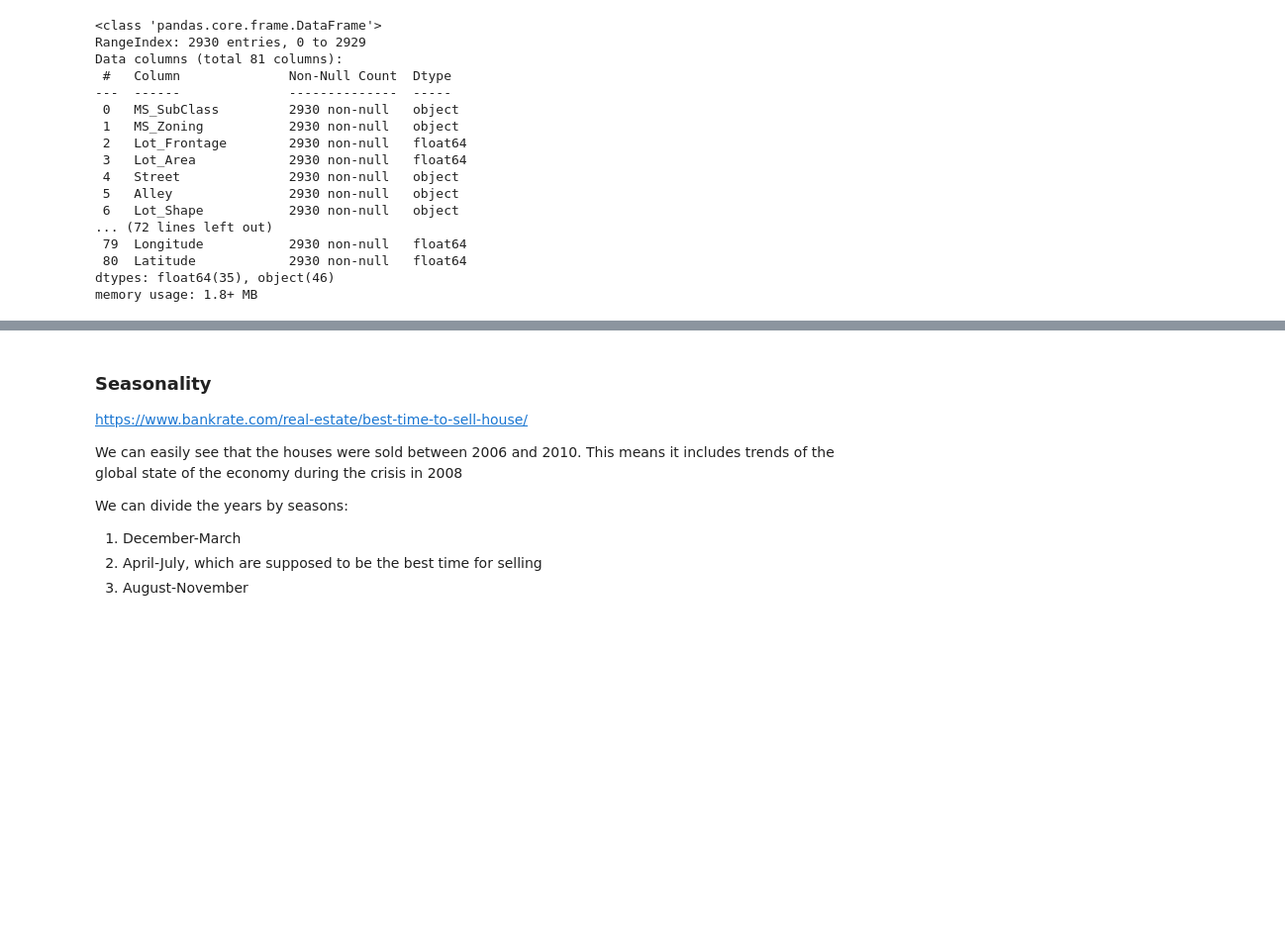
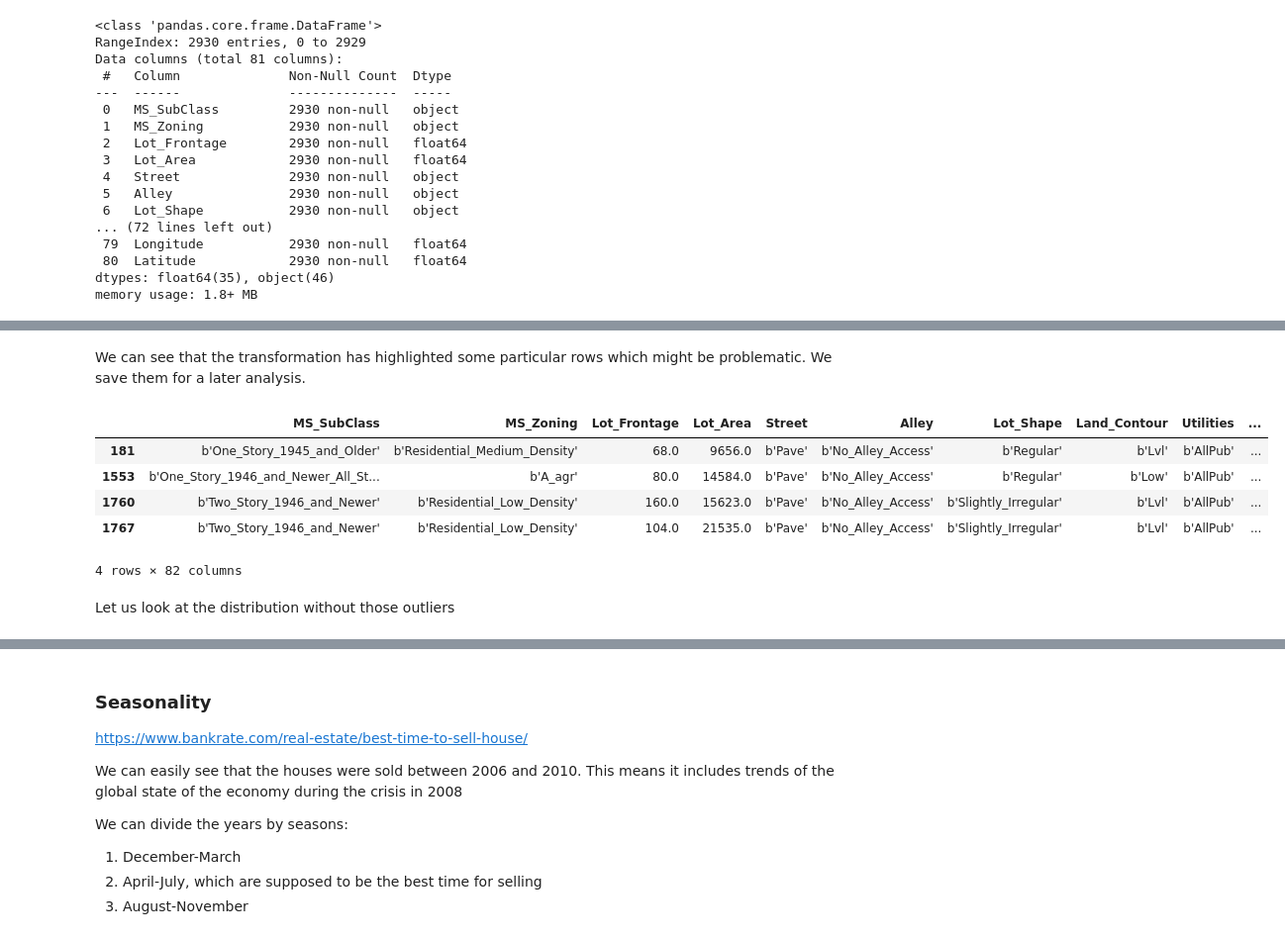
Before and after one commit to PayThePizzo/HouseSalesPricePrediction, a Jupyter notebook: EDA-Ames.ipynb, the cells around one changed output, grey strips where cells are left out. Shown at 99% size. Drawn from its saved outputs; the diff is of its cells as text; code cells hidden in the pictures; blank space fills up the shorter version.

```diff
--- a/EDA-Ames.ipynb
+++ b/EDA-Ames.ipynb
@@ -166,0 +235,14 @@ plt.show()
+# %% [markdown]
+We can see that the transformation has highlighted some particular rows which might be problematic. We save them for a later analysis.
+# %%
+outliers = df[(df['Log_Sale_Price']>13.4) | (df['Log_Sale_Price']<9.5)]
+outliers
+# %% [output]
+|  | MS_SubClass | MS_Zoning | Lot_Frontage | Lot_Area | Street | Alley | Lot_Shape | Land_Contour | Utilities | ... |
+| 181 | b'One_Story_1945_and_Older' | b'Residential_Medium_Density' | 68.0 | 9656.0 | b'Pave' | b'No_Alley_Access' | b'Regular' | b'Lvl' | b'AllPub' | ... |
+| 1553 | b'One_Story_1946_and_Newer_All_St... | b'A_agr' | 80.0 | 14584.0 | b'Pave' | b'No_Alley_Access' | b'Regular' | b'Low' | b'AllPub' | ... |
+| 1760 | b'Two_Story_1946_and_Newer' | b'Residential_Low_Density' | 160.0 | 15623.0 | b'Pave' | b'No_Alley_Access' | b'Slightly_Irregular' | b'Lvl' | b'AllPub' | ... |
+| 1767 | b'Two_Story_1946_and_Newer' | b'Residential_Low_Density' | 104.0 | 21535.0 | b'Pave' | b'No_Alley_Access' | b'Slightly_Irregular' | b'Lvl' | b'AllPub' | ... |
+4 rows × 82 columns
+# %% [markdown]
+Let us look at the distribution without those outliers
```
Also changed, not shown: parts of 80 cells of this notebook, 2 other files.
